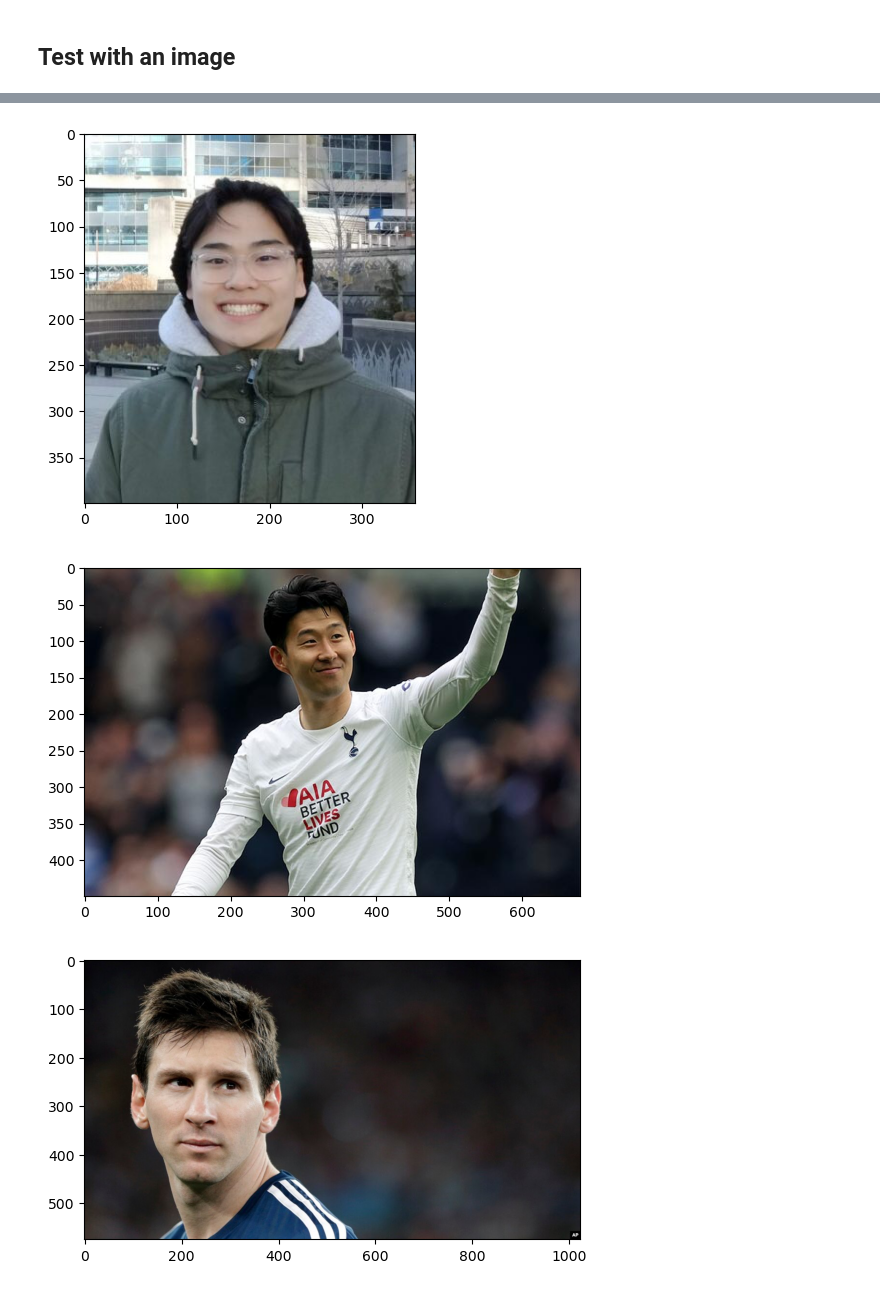
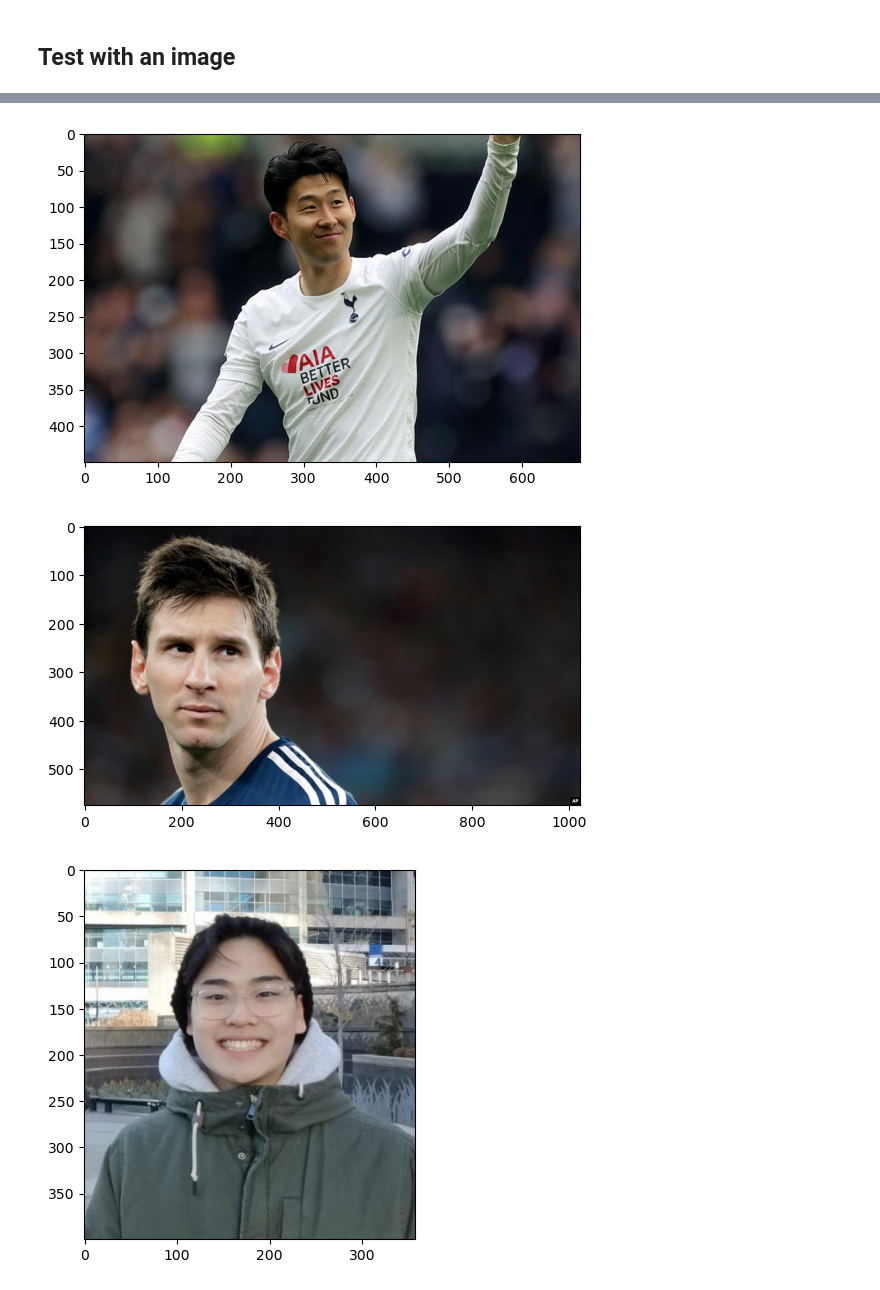
Before and after one commit to jrkwon/face-reader-soccer, a Jupyter notebook: face-reader-soccer.ipynb, the cells around one changed output, grey strips where cells are left out. Cells and saved outputs as stored; diff of their text form; code cells hidden in the pictures.

Commit message:
fix test_image path

```diff
--- a/face-reader-soccer.ipynb
+++ b/face-reader-soccer.ipynb
@@ -105,6 +123,6 @@ https://pypi.org/project/arcface
 # %%
 from glob import glob
 
-img_list = glob(f'{data_imgs_path}/*.png')
+img_list = sorted(glob(f'{data_imgs_path}/*.png'))
 img_list[:5]
 # %% [output]
@@ -347,13 +354,8 @@ Error:
 # %%
 # %%
 test_img_path = 'test_images'
-test_img_list = glob(f'{test_img_path}/*.jpg')
-n_images = len(test_img_list)
-images = []
-for i in range(n_images):
-    image_name = f'{test_img_path}/{i:02d}.jpg'
-    images.append(image_name)
+test_img_list = glob(f'{test_img_path}/??.jpg')
 
 #plt.figure()
-for image in images:
+for image in test_img_list:
     img = Image.open(image)
@@ -378,19 +362,13 @@ Saving to: ‘00.jpg’
 # %%
-n_images = len(images)
-images = []
-for i in range(n_images):
-    image_name = f'{test_img_path}/{i:02d}.jpg'
-    images.append(image_name)
-
-for image in images:
+for image in test_img_list:
     img = Image.open(image)
     plt.figure()
     plt.imshow(img)
 # %% [output]
 [figure]
-[figure, old version]
+[figure, new version]
-[figure, old version]
+[figure, new version]
-[figure, old version]
+[figure, new version]
 [figure]
 # %%
 crop_images = []
```
Also changed, not shown: parts of 15 cells of this notebook, 5 other files.
